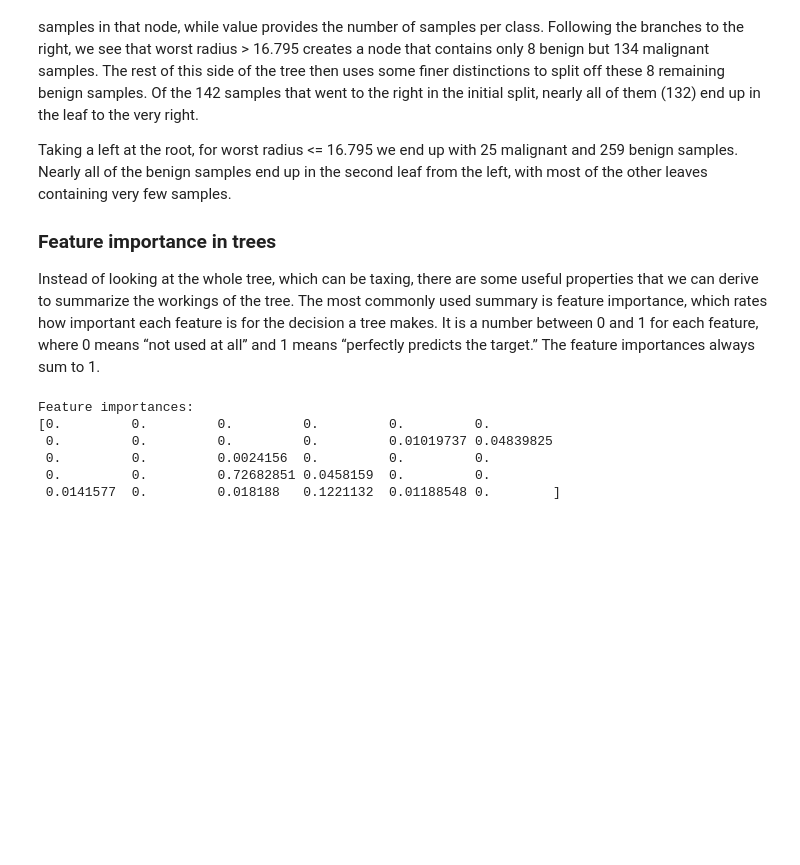
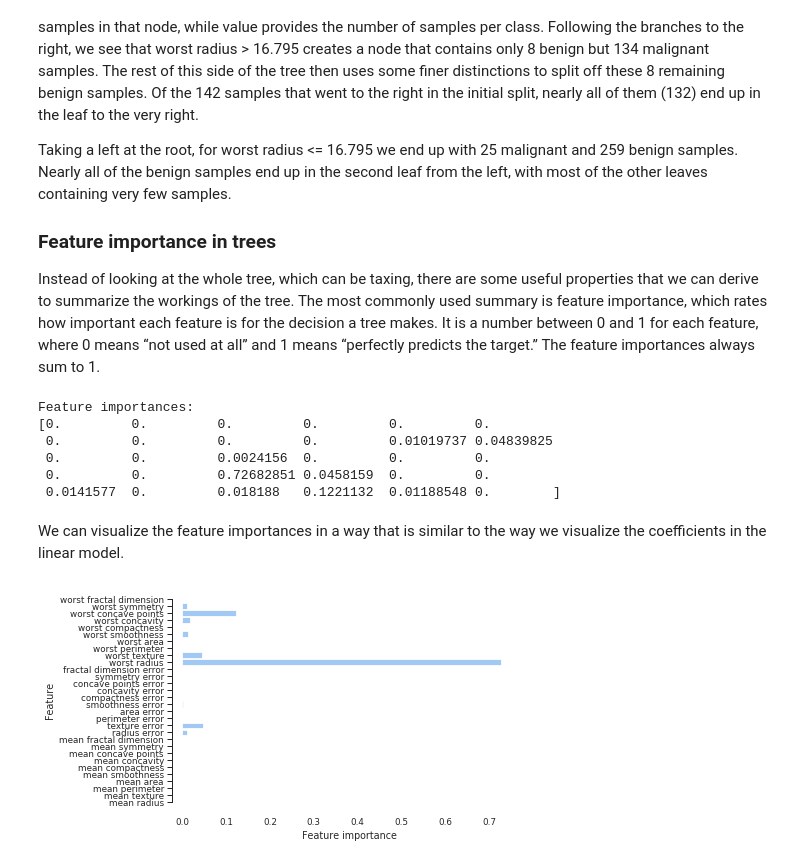
Before and after one commit to liggettla/intro_ML, a Jupyter notebook: jupyter/2_supervised_learning.ipynb, the cells around one changed output. Drawn from its saved outputs; the diff is of its cells as text; code cells hidden in the pictures; blank space fills up the shorter version.

```diff
--- a/jupyter/2_supervised_learning.ipynb
+++ b/jupyter/2_supervised_learning.ipynb
@@ -857,3 +857,18 @@ Feature importances:
  0.         0.         0.0024156  0.         0.         0.
  0.         0.         0.72682851 0.0458159  0.         0.
  0.0141577  0.         0.018188   0.1221132  0.01188548 0.        ]
+# %% [markdown]
+We can visualize the feature importances in a way that is similar to the way we visualize the coefficients in the linear model.
+# %%
+def plot_feature_importances_cancer(model):
+    n_features = cancer.data.shape[1]
+    plt.barh(range(n_features), model.feature_importances_, align='center')
+    plt.yticks(np.arange(n_features), cancer.feature_names)
+    plt.xlabel("Feature importance")
+    plt.ylabel("Feature")
+    plt.ylim(-1, n_features)
+
+plot_feature_importances_cancer(tree)
+pretty()
+# %% [output]
+[figure, added]
```
Also changed, not shown: parts of 21 cells of this notebook, 2 other files.
